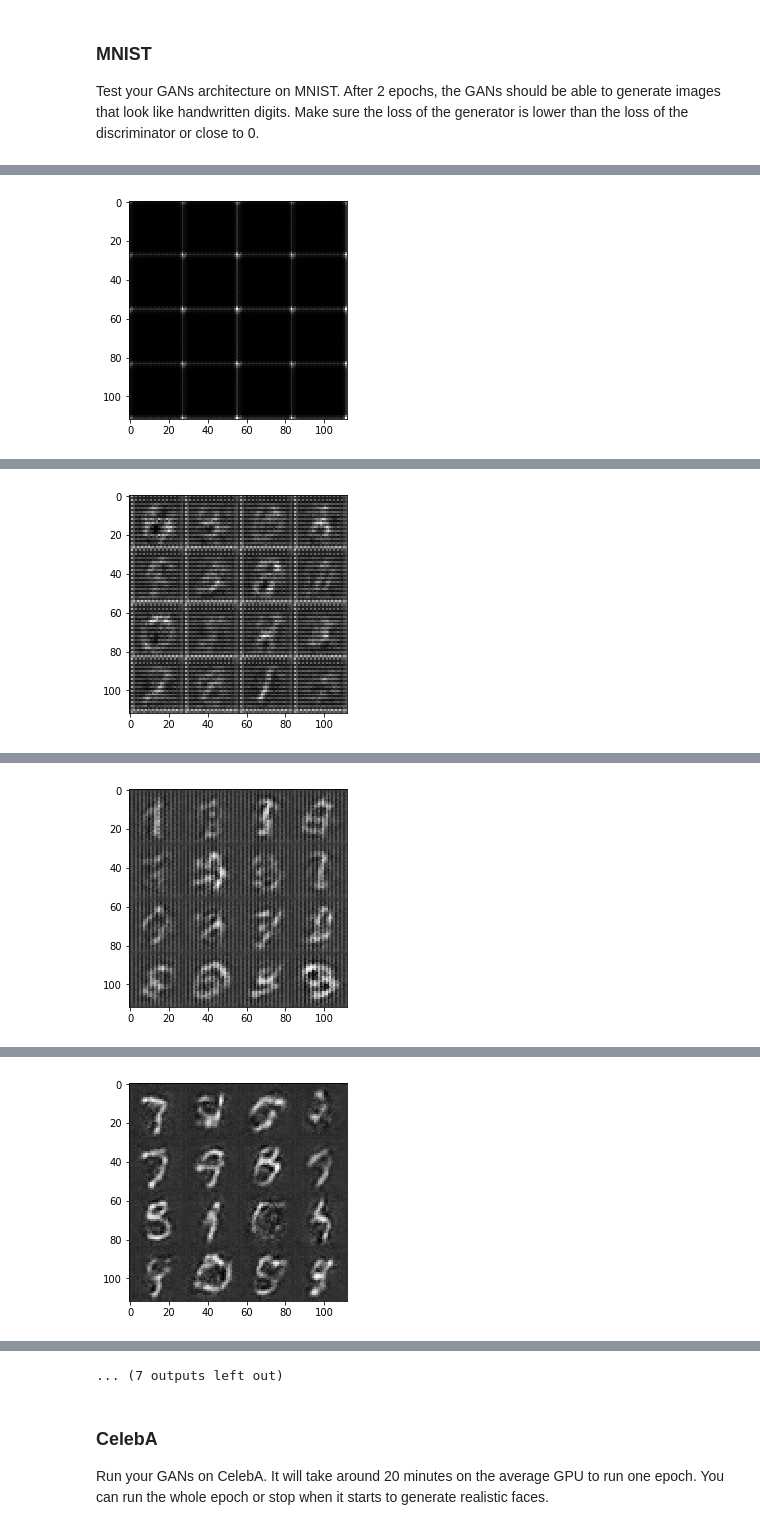
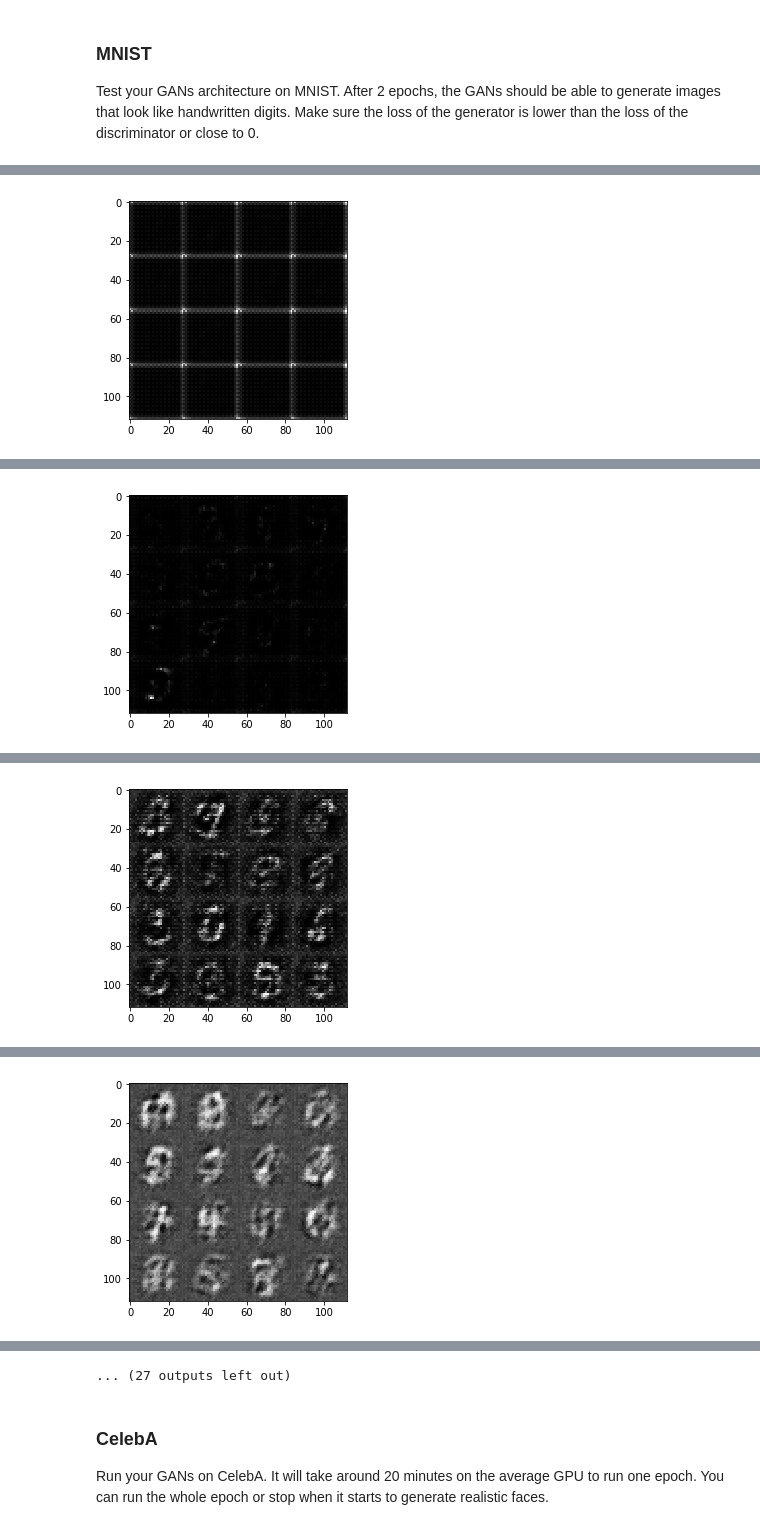
Before and after one commit to Scrier/udacity, a Jupyter notebook: Deep.Learning/5.Generative-Adversial-Networks/3.Project-Generate-Faces/dlnd_face_generation.ipynb, the cells around one changed output, grey strips where cells are left out. Cells and saved outputs as stored; diff of their text form; code cells hidden in the pictures.

```diff
--- a/Deep.Learning/5.Generative-Adversial-Networks/3.Project-Generate-Faces/dlnd_face_generation.ipynb
+++ b/Deep.Learning/5.Generative-Adversial-Networks/3.Project-Generate-Faces/dlnd_face_generation.ipynb
@@ -238,7 +495,7 @@ Implement `model_loss` to build the GANs for training and calculate the loss.  T
 - `discriminator(images, reuse=False)`
 - `generator(z, out_channel_dim, is_train=True)`
 # %%
-def model_loss(input_real, input_z, out_channel_dim):
+def model_loss(input_real, input_z, out_channel_dim, smooth_factor=0.2):
     """
     Get the loss for the discriminator and generator
     :param input_real: Images from the real dataset
@@ -252,11 +509,14 @@ def model_loss(input_real, input_z, out_channel_dim):
     d_model_fake, d_logits_fake = discriminator(g_model, reuse=True)
 
     d_loss_real = tf.reduce_mean(
-        tf.nn.sigmoid_cross_entropy_with_logits(logits=d_logits_real, labels=tf.ones_like(d_model_real)))
+        tf.nn.sigmoid_cross_entropy_with_logits(logits=d_logits_real,
+                                                labels=tf.ones_like(d_model_real) * (1 - smooth_factor)))
     d_loss_fake = tf.reduce_mean(
-        tf.nn.sigmoid_cross_entropy_with_logits(logits=d_logits_fake, labels=tf.zeros_like(d_model_fake)))
+        tf.nn.sigmoid_cross_entropy_with_logits(logits=d_logits_fake,
+                                                labels=tf.zeros_like(d_model_fake)))
     g_loss = tf.reduce_mean(
-        tf.nn.sigmoid_cross_entropy_with_logits(logits=d_logits_fake, labels=tf.ones_like(d_model_fake)))
+        tf.nn.sigmoid_cross_entropy_with_logits(logits=d_logits_fake,
+                                                labels=tf.ones_like(d_model_fake)))
 
     d_loss = d_loss_real + d_loss_fake
 
@@ -383,7 +646,7 @@ def train(epoch_count, batch_size, z_dim, learning_rate, beta1, get_batches, dat
                     train_loss_d = d_loss.eval({input_z: batch_z, input_real: batch})
                     train_loss_g = g_loss.eval({input_z: batch_z})
 
-                    print("Epoch {}/{}...".format(epoch_i+1, epochs),
+                    print("Epoch {}/{}...".format(epoch_i+1, epoch_count),
                           "Discriminator Loss: {:.4f}...".format(train_loss_d),
                           "Generator Loss: {:.4f}".format(train_loss_g))
                     # Save losses to view after training
@@ -391,16 +654,18 @@ def train(epoch_count, batch_size, z_dim, learning_rate, beta1, get_batches, dat
 
                 if steps % show_every == 0:
                     show_generator_output(sess, 16, input_z, data_shape[3], data_image_mode)
-
+        show_generator_output(sess, 16, input_z, data_shape[3], data_image_mode)
     return losses, samples
 # %% [markdown]
 ### MNIST
 Test your GANs architecture on MNIST.  After 2 epochs, the GANs should be able to generate images that look like handwritten digits.  Make sure the loss of the generator is lower than the loss of the discriminator or close to 0.
 # %%
-batch_size = 128
-z_dim = 100
-learning_rate = 0.0001
-beta1 = 0.5
+%%time
+
+batch_size = 64
+z_dim = 400
+learning_rate = 0.00005
+beta1 = 0.6
 
 
 """
@@ -421 +690 @@ Epoch 1/2... Discriminator Loss: 0.4267... Generator Loss: 2.1133
-[figure, old version]
+[figure, new version]
@@ -427 +697 @@ Epoch 1/2... Discriminator Loss: 0.0434... Generator Loss: 5.5776
-[figure, old version]
+[figure, new version]
@@ -433 +704 @@ Epoch 1/2... Discriminator Loss: 0.2067... Generator Loss: 7.7641
-[figure, old version]
+[figure, new version]
@@ -439 +711 @@ Epoch 1/2... Discriminator Loss: 0.6692... Generator Loss: 0.9649
-[figure, old version]
+[figure, new version]
@@ -452,4 +726,4 @@ Epoch 2/2... Discriminator Loss: 0.1567... Generator Loss: 7.5225
-... (7 outputs left out)
+... (27 outputs left out)
 # %% [markdown]
 ### CelebA
 Run your GANs on CelebA.  It will take around 20 minutes on the average GPU to run one epoch.  You can run the whole epoch or stop when it starts to generate realistic faces.
```
Also changed, not shown: parts of 11 cells of this notebook.
